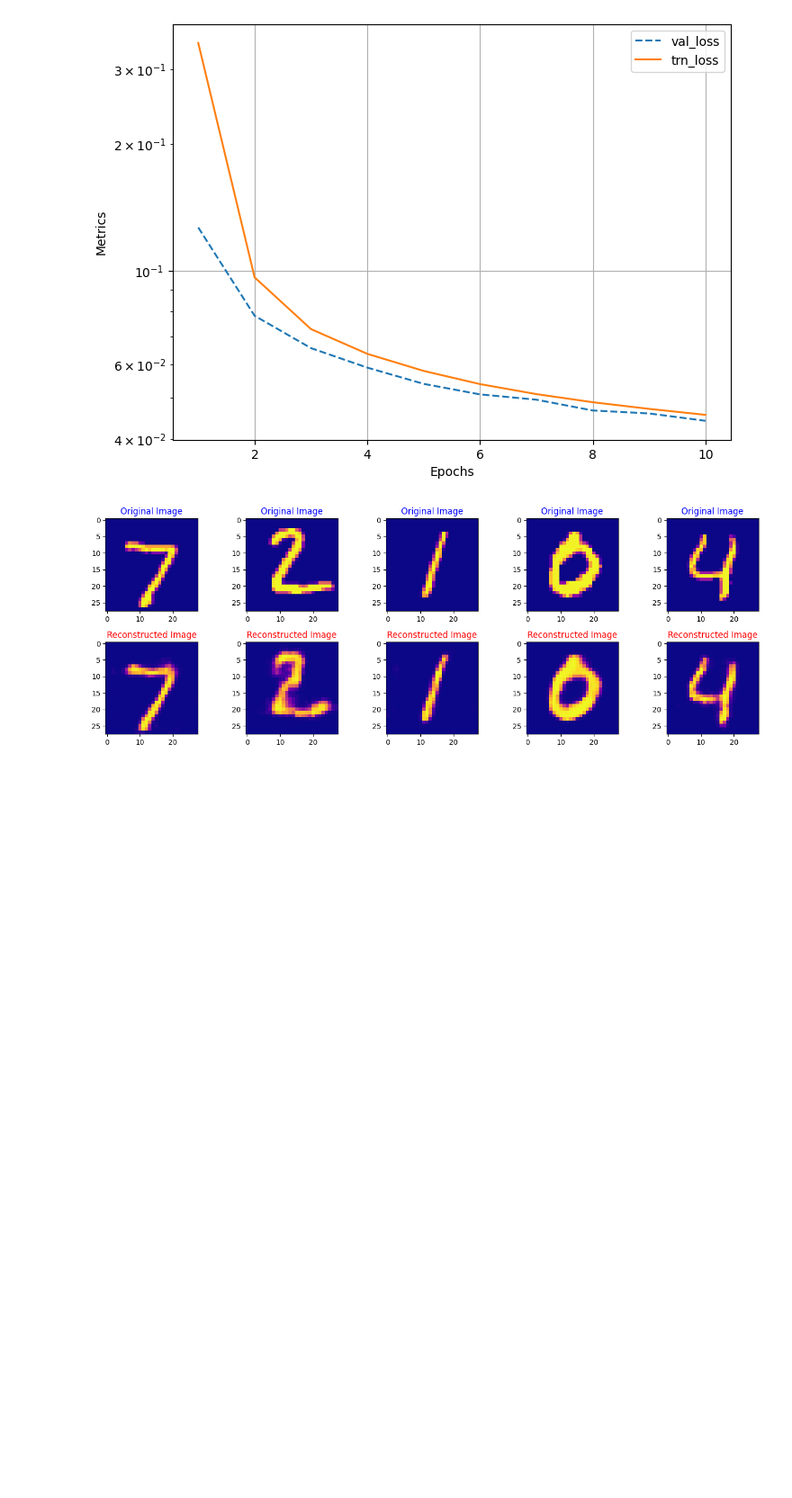
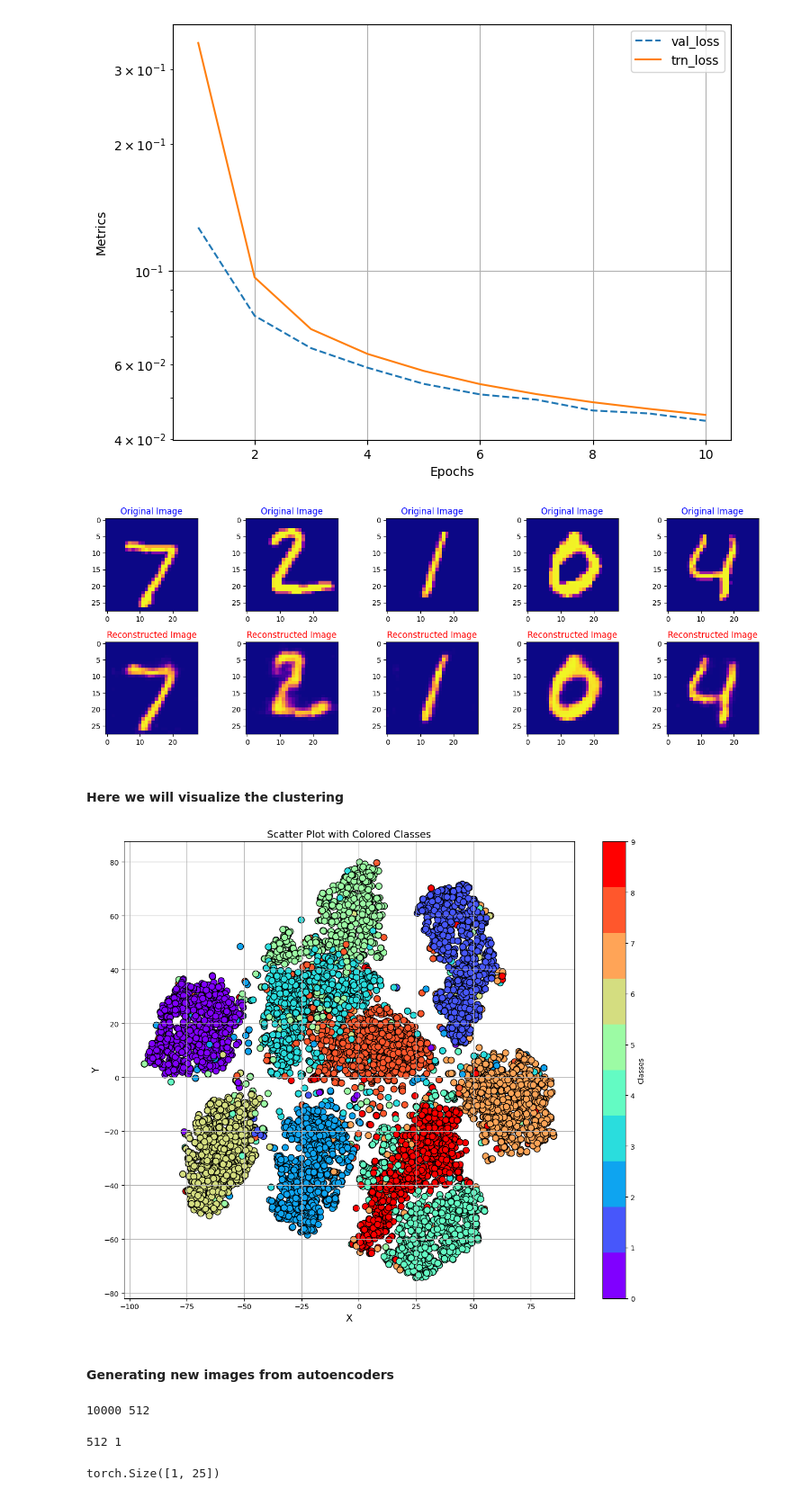
Before and after one commit to ayushraina2028/Term-Paper, a Jupyter notebook: Codes/CovolutionalAutoEncoder1.ipynb, the cells around one changed output. Shown at 90% size. Cells and saved outputs as stored; diff of their text form; code cells hidden in the pictures; blank space fills up the shorter version.

Commit message:
new images generated on mnist dataset and 2D projections

```diff
--- a/Codes/CovolutionalAutoEncoder1.ipynb
+++ b/Codes/CovolutionalAutoEncoder1.ipynb
@@ -184,3 +184,55 @@ plt.tight_layout()
 plt.show()
 # %% [output]
 [figure]
+# %% [markdown]
+#### Here we will visualize the clustering
+# %%
+latent_vectors = []
+classes = []
+# %%
+# Loop through validation dataloader and store output of each encoder layers
+for image, label in validationLoader:
+    latent_vectors.append(model.encoder(image).view(len(image),-1))
+    classes.extend(label)
+
+# Concatenate numpy array of latent vectors
+latent_vectors = torch.cat(latent_vectors).cpu().detach().numpy()
+# %%
+# Import t-SNE and convert each latent vector into 2D space
+from sklearn.manifold import TSNE
+tsne = TSNE(n_components=2)
+# %%
+clustered = tsne.fit_transform(latent_vectors)
+# %%
+import matplotlib.pyplot as plt
+
+# Plot
+fig = plt.figure(figsize=(12, 10))
+
+# Define colormap
+cmap = plt.get_cmap('rainbow', 10)
+
+# Scatter plot
+plt.scatter(*zip(*clustered), c=classes, cmap=cmap, marker='o', s=80, edgecolors='k')
+
+# Add colorbar
+cbar = plt.colorbar()
+cbar.set_label('Classes', fontsize=10)
+
+# Set labels and title
+plt.xlabel('X', fontsize=14)
+plt.ylabel('Y', fontsize=14)
+plt.title('Scatter Plot with Colored Classes', fontsize=14)
+
+# Set colorbar ticks and labels
+cbar.set_ticks(range(10))  # Adjust based on your classes
+cbar.set_ticklabels(range(10))  # Adjust based on your class labels
+
+# Show plot
+plt.grid(True)
+plt.tight_layout()
+plt.show()
+# %% [output]
+[figure, added]
+# %% [markdown]
+#### Generating new images from autoencoders
@@ -186,0 +246,4 @@ plt.show()
+# %%
+print(len(latent_vectors), len(latent_vectors[0]))
+# %% [output]
+10000 512
@@ -186,0 +255,8 @@ plt.show()
+# %%
+print(len(random_vectors), len(random_vectors[0]))
+# %% [output]
+512 1
+# %%
+random_vectors[0].shape
+# %% [output]
+torch.Size([1, 25])
```
Also changed, not shown: parts of 5 cells of this notebook, 1 other file.
